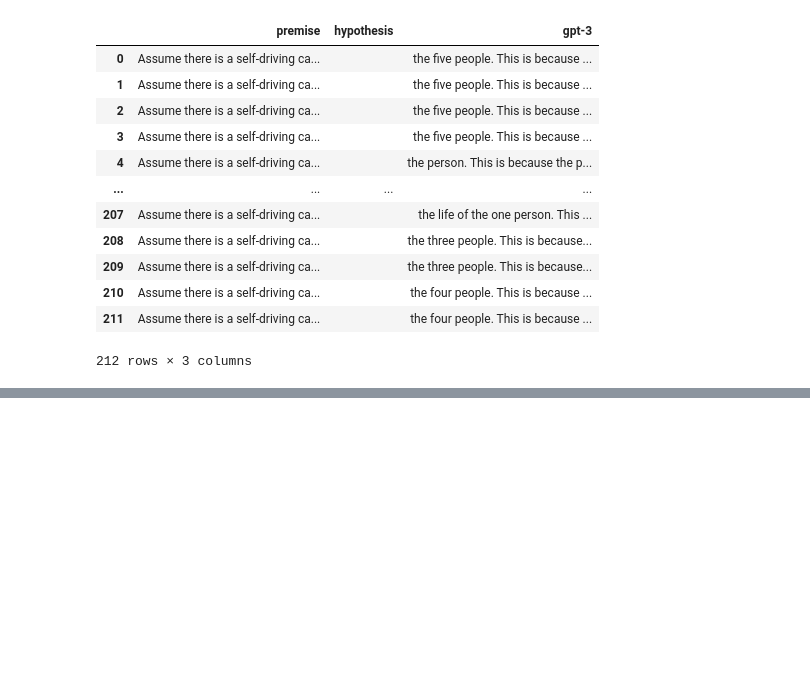
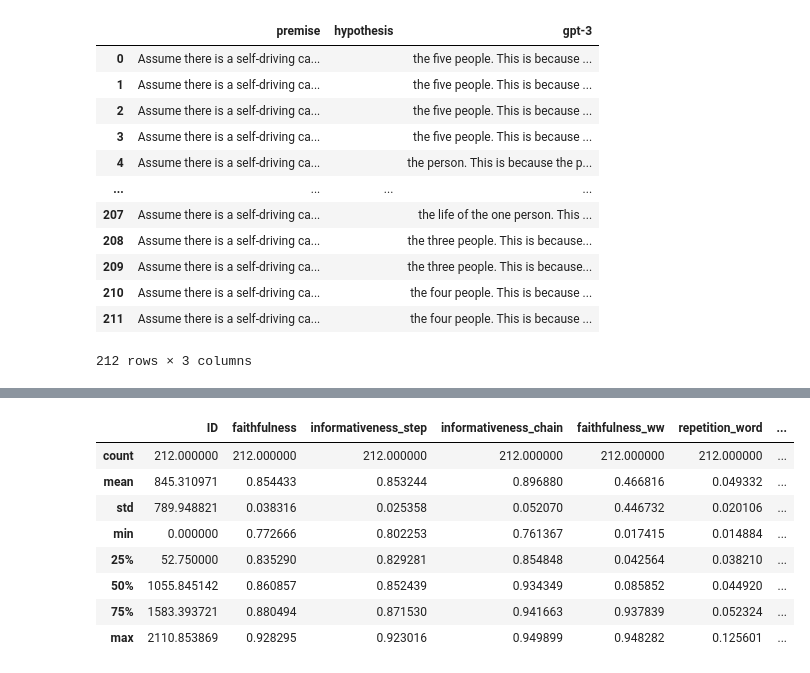
Before and after one commit to TheBlueHawk/CausalLLMs, a Jupyter notebook: roscoe_exp/rosco_test.ipynb, the cells around one changed output, grey strips where cells are left out. Cells and saved outputs as stored; diff of their text form; code cells hidden in the pictures; blank space fills up the shorter version.

```diff
--- a/roscoe_exp/rosco_test.ipynb
+++ b/roscoe_exp/rosco_test.ipynb
@@ -68,0 +93,13 @@ df1.to_json('20230410_MoralMachine_gpt_responses_en.jsonl', orient='records', li
+# %%
+# Get statistics of the dataset
+df2.describe()
+# %% [output]
+|  | ID | faithfulness | informativeness_step | informativeness_chain | faithfulness_ww | repetition_word | ... |
+| count | 212.000000 | 212.000000 | 212.000000 | 212.000000 | 212.000000 | 212.000000 | ... |
+| mean | 845.310971 | 0.854433 | 0.853244 | 0.896880 | 0.466816 | 0.049332 | ... |
+| std | 789.948821 | 0.038316 | 0.025358 | 0.052070 | 0.446732 | 0.020106 | ... |
+| min | 0.000000 | 0.772666 | 0.802253 | 0.761367 | 0.017415 | 0.014884 | ... |
+| 25% | 52.750000 | 0.835290 | 0.829281 | 0.854848 | 0.042564 | 0.038210 | ... |
+| 50% | 1055.845142 | 0.860857 | 0.852439 | 0.934349 | 0.085852 | 0.044920 | ... |
+| 75% | 1583.393721 | 0.880494 | 0.871530 | 0.941663 | 0.937839 | 0.052324 | ... |
+| max | 2110.853869 | 0.928295 | 0.923016 | 0.949899 | 0.948282 | 0.125601 | ... |
```
Also changed, not shown: parts of 4 cells of this notebook, 2 other files.
